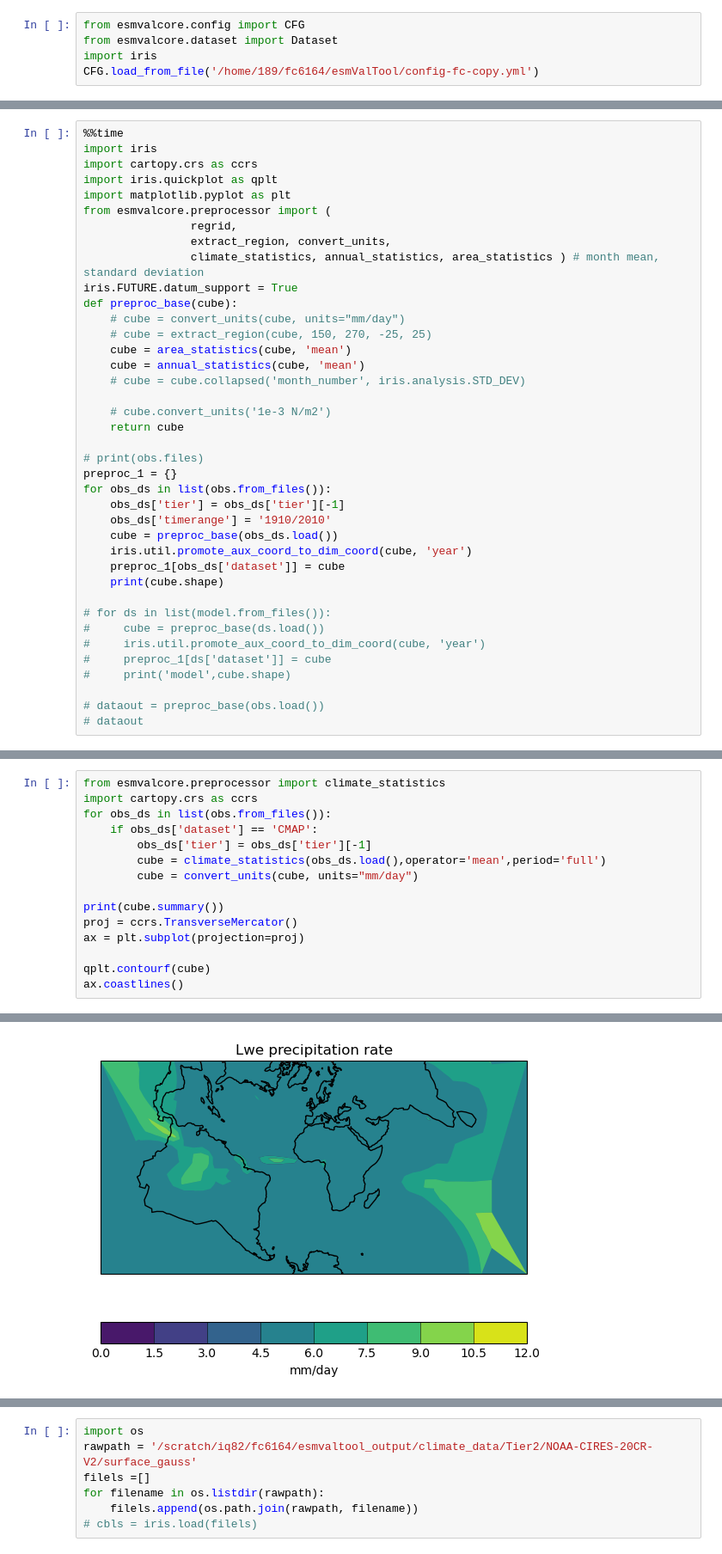
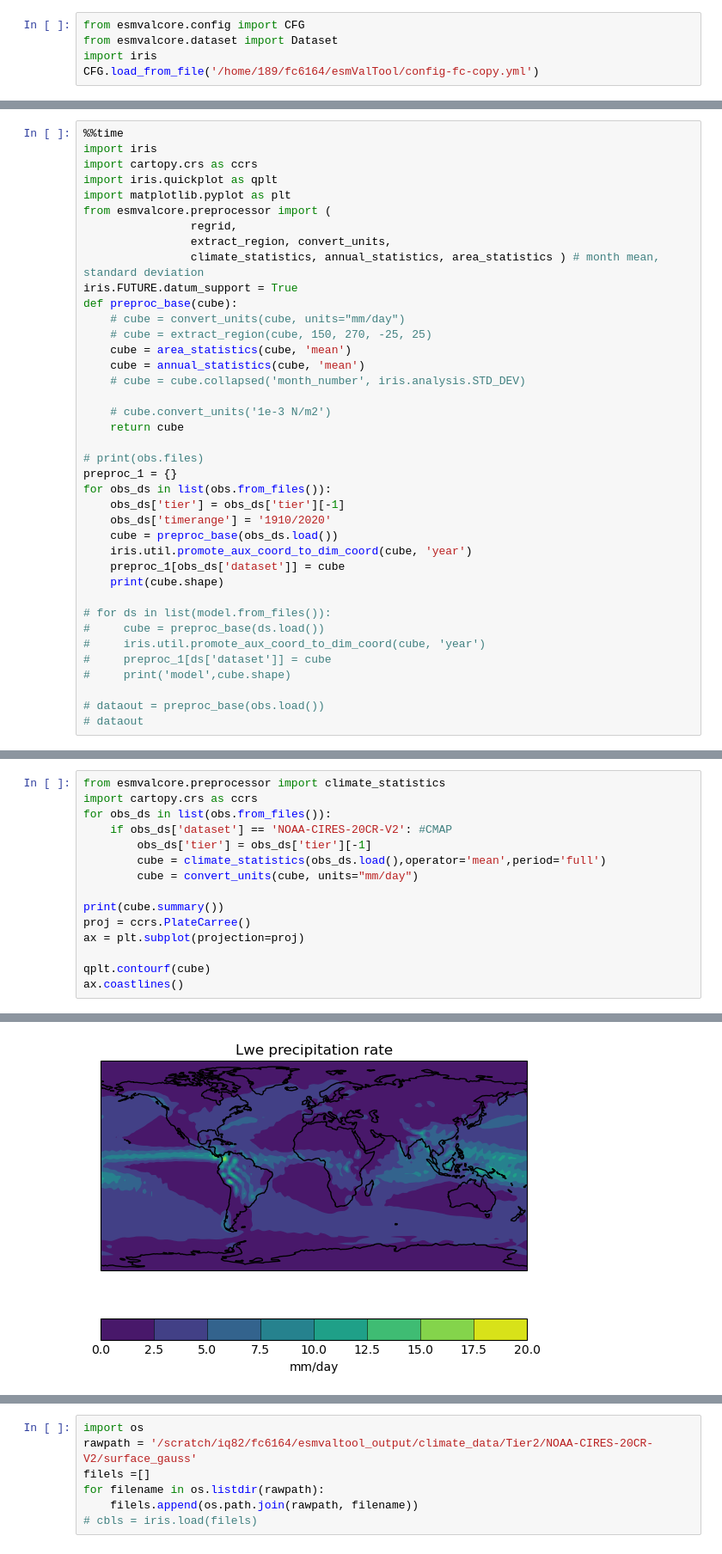
Before and after one commit to ACCESS-NRI/ENSO_recipes, a Jupyter notebook: fc/Observations.ipynb, the cells around one changed output, grey strips where cells are left out. Shown at 86% size. Drawn from its saved outputs; the diff is of its cells as text.

```diff
--- a/fc/Observations.ipynb
+++ b/fc/Observations.ipynb
@@ -145,7 +146,7 @@ def preproc_base(cube):
 preproc_1 = {}
 for obs_ds in list(obs.from_files()):
     obs_ds['tier'] = obs_ds['tier'][-1]
-    obs_ds['timerange'] = '1910/2010'
+    obs_ds['timerange'] = '1910/2020'
     cube = preproc_base(obs_ds.load())
     iris.util.promote_aux_coord_to_dim_coord(cube, 'year')
     preproc_1[obs_ds['dataset']] = cube
@@ -191,13 +191,13 @@ Wall time: 11.8 s
 from esmvalcore.preprocessor import climate_statistics
 import cartopy.crs as ccrs
 for obs_ds in list(obs.from_files()):
-    if obs_ds['dataset'] == 'CMAP':
+    if obs_ds['dataset'] == 'NOAA-CIRES-20CR-V2': #CMAP
         obs_ds['tier'] = obs_ds['tier'][-1]
         cube = climate_statistics(obs_ds.load(),operator='mean',period='full')
         cube = convert_units(cube, units="mm/day")
 
 print(cube.summary())
-proj = ccrs.TransverseMercator()
+proj = ccrs.PlateCarree()
 ax = plt.subplot(projection=proj)
 
 qplt.contourf(cube)
@@ -226,5 +223,5 @@ lwe_precipitation_rate / (mm/day)   (latitude: 72; longitude: 144)
 <cartopy.mpl.feature_artist.FeatureArtist at 0x...>
-[figure, old version]
+[figure, new version]
 # %%
 %%time
 # qplt.contourf(preproc_1['CRU'])
```
Also changed, not shown: parts of 7 cells of this notebook, 2 other files.
